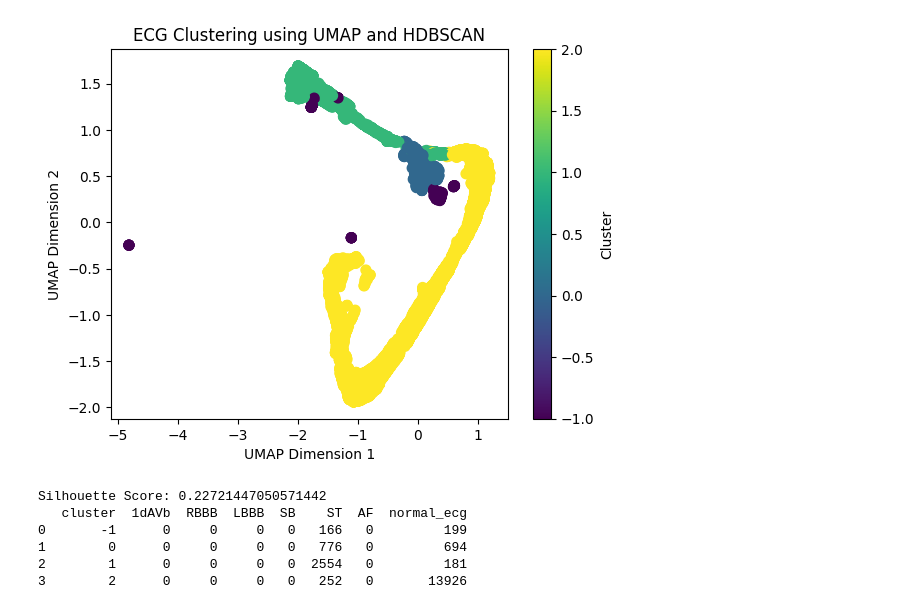
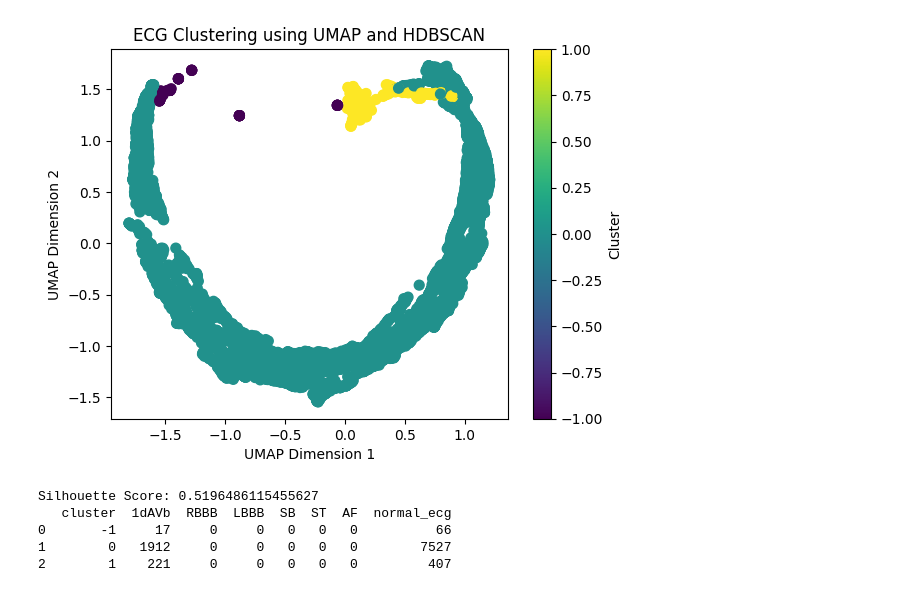
Before and after one commit to pedrobacelar28/Clustering-Paper, a Jupyter notebook: Projeto/guilherme/autoencoder_limpo.ipynb, the cells around one changed output. Saved outputs shown, nothing was run; the diff lists cells and outputs as text; code cells hidden in the pictures.

```diff
--- a/Projeto/guilherme/autoencoder_limpo.ipynb
+++ b/Projeto/guilherme/autoencoder_limpo.ipynb
@@ -47,11 +40,11 @@ ecg_normal_linhas = dados.index[(dados.iloc[:, 14].isin(arquivos_usados))  &
                                 (dados.iloc[:, 13] == True) ]
 
 ecg_doente_linhas = dados.index[(dados.iloc[:, 14].isin(arquivos_usados)) &
-                                (dados.iloc[:, 4] == False) &
+                                (dados.iloc[:, 4] == True) &
                                 (dados.iloc[:, 5] == False) &
                                 (dados.iloc[:, 6] == False) &
                                 (dados.iloc[:, 7] == False) &
-                                (dados.iloc[:, 8] == True) &
+                                (dados.iloc[:, 8] == False) &
                                 (dados.iloc[:, 9] == False)]
 
 print("Número de linhas ecg_normal_linhas:", len(ecg_normal_linhas))
@@ -67,11 +60,11 @@ ecg_normal_linhas = dados.index[~dados['exam_id'].isin(interferencias_ids) &
 
 ecg_doente_linhas = dados.index[~dados['exam_id'].isin(interferencias_ids) &
                                 (dados.iloc[:, 14].isin(arquivos_usados)) &
-                                (dados.iloc[:, 4] == False) &
+                                (dados.iloc[:, 4] == True) &
                                 (dados.iloc[:, 5] == False) &
                                 (dados.iloc[:, 6] == False) &
                                 (dados.iloc[:, 7] == False) &
-                                (dados.iloc[:, 8] == True) &
+                                (dados.iloc[:, 8] == False) &
                                 (dados.iloc[:, 9] == False)]
 
 print("Tirando Interferência:")
@@ -82,7 +75,7 @@ ecg_doente_id = dados.iloc[ecg_doente_linhas, 0].tolist()
 ecg_normal_id = dados.iloc[ecg_normal_linhas, 0].tolist()
 
 #ecg_doente = ecg_doente_id[]
-ecg_normal = ecg_normal_id[:10000]
+ecg_normal = ecg_normal_id[:8000]
 
 ids_ecgs= ecg_doente_id + ecg_normal
 print("Número de ecgs pra clusterizar:", len(ids_ecgs))
@@ -116,9 +109,10 @@ for exam_id in ids_ecgs:
     # Selecionar as leads V1 (índice 6) e V6 (índice 11)
     lead_v1 = tracings[:, 6]
     lead_v6 = tracings[:, 11]
-    #lead_d2 = tracings[:, 1]
+    lead_d2 = tracings[:, 1]
+    lead_d1 = tracings[:, 0]
     #Combinar as leads V1 e V6 em uma única dimensão
-    combined_leads = np.concatenate((lead_v1, lead_v6))
+    combined_leads = np.concatenate((lead_v1, lead_v6, lead_d2,lead_d1))
     all_tracings.append(combined_leads)
 
 # Converter lista para array numpy
@@ -169,15 +217,13 @@ Skipping registering GPU devices...
 # %%
 #DIMINUIR DIMENSAO DE X PELO AUTOENCODER(128)
 
-import torch
-import torch.nn as nn
-import numpy as np
-
-model_path = 'modelos/best_autoencoder.pth'
-autoencoder = torch.load(model_path)
+ #Carregar os pesos salvos
+model_path = 'best_autoencoder.pth'
+autoencoder.load_state_dict(torch.load(model_path))
+autoencoder.eval()  # Colocar o modelo em modo de avaliação
 
 # Extrair o modelo encoder a partir do autoencoder treinado
-encoder = autoencoder.encoder  # Supondo que seu modelo autoencoder tenha um atributo 'encoder'
+encoder = autoencoder.encoder
 
 # Carregar os dados (este é um exemplo, você deve carregar seus dados reais)
 # Supondo que seu vetor X já esteja carregado como uma matriz numpy com shape (10500, 4096)
@@ -196,10 +242,12 @@ X_tensor = torch.tensor(X, dtype=torch.float32)
 with torch.no_grad():
     X_encoded = encoder(X_tensor).numpy()
 
-# X_encoded agora contém os vetores de 128 números para cada entrada em X
-print(X_encoded.shape)  # Deve ser (10500, 128)
+print("Forma da saída do encoder antes de remover a dimensão extra:", X_encoded.shape)
 
-# Remover a última dimensão para obter um vetor 2D, se necessário
-# No PyTorch, não há dimensão extra, então você não precisa usar np.squeeze
-X_encoded_2d = X_encoded
+if X_encoded.shape[1] == 1:
+    X_encoded_2d = X_encoded.squeeze(1)
+
+
+# Verificar a forma final
+print("Forma final da saída do encoder:", X_encoded_2d.shape)  # Deve ser (13748, 128)
 # %% [output]
@@ -244,5 +291,5 @@ plt.show()
 # %%
-umap_reducer = umap.UMAP(n_neighbors=5, min_dist=0.00, n_components=16, random_state=42)
+umap_reducer = umap.UMAP(n_neighbors=5, min_dist=0.00, n_components=32, random_state=42)
 X_reduced = umap_reducer.fit_transform(X_normalized)
 # %%
 #DIMINUIR DIMENSAO DE X_TREINO PELO UMAP(16)
@@ -258,7 +305,7 @@ X_TREINO_reduced = umap_reducer.fit_transform(X_normalized)
 scaler = StandardScaler()
 X_reduced_scaled = scaler.fit_transform(X_reduced)
 
-dbscan = HDBSCAN(min_cluster_size=1200, min_samples=5)
+dbscan = HDBSCAN(min_cluster_size=400, min_samples=5)
 labels = dbscan.fit_predict(X_reduced_scaled)
 # Visualização dos Resultados
 plt.scatter(X_reduced_scaled[:, 0], X_reduced_scaled[:, 1], c=labels, cmap='viridis', s=50)
@@ -270,40 +317,39 @@ plt.show()
 silhouette_avg = silhouette_score(X_reduced_scaled, labels)
 print(f'Silhouette Score: {silhouette_avg}')
 
 
 # Carregar os dados do CSV
 metadata = pd.read_csv("../Database/exams.csv")
 
 # Criar um DataFrame para os resultados do clustering
 cluster_results = pd.DataFrame({
     'exam_id': ids_ecgs,
     'cluster': labels
 })
 
 # Mesclar os resultados do clustering com os metadados dos exames
 merged_data = cluster_results.merge(metadata, on='exam_id')
 
 # Contar a quantidade de doenças e ECGs normais em cada cluster
 cluster_summary = merged_data.groupby('cluster').agg({
     '1dAVb': 'sum',
     'RBBB': 'sum',
     'LBBB': 'sum',
     'SB': 'sum',
     'ST': 'sum',
     'AF': 'sum',
     'normal_ecg': 'sum'
 }).reset_index()
 
 # Mostrar o resumo por cluster
 print(cluster_summary)
 # %% [output]
-[figure, old version]
+[figure, new version]
-Silhouette Score: 0.22721447050571442
-   cluster  1dAVb  RBBB  LBBB  SB    ST  AF  normal_ecg
-0       -1      0     0     0   0   166   0         199
-1        0      0     0     0   0   776   0         694
-2        1      0     0     0   0  2554   0         181
-3        2      0     0     0   0   252   0       13926
+Silhouette Score: 0.5196486115455627
+   cluster  1dAVb  RBBB  LBBB  SB  ST  AF  normal_ecg
+0       -1     17     0     0   0   0   0          66
+1        0   1912     0     0   0   0   0        7527
+2        1    221     0     0   0   0   0         407
 # %%
 #TENTAR PREVER O TREINO NOS CLUSTERS
 # Normalizar os dados
```
Also changed, not shown: parts of 8 cells of this notebook, 2 other files.
